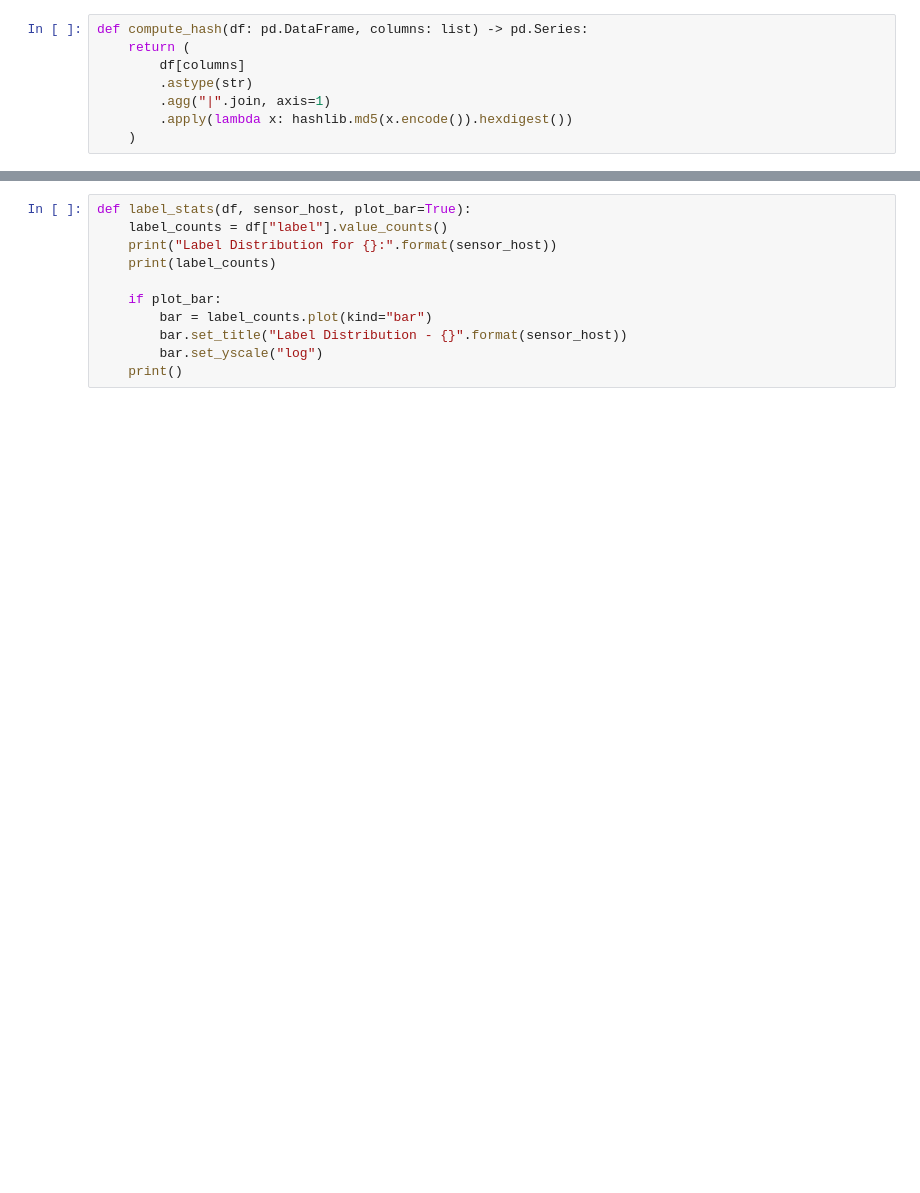
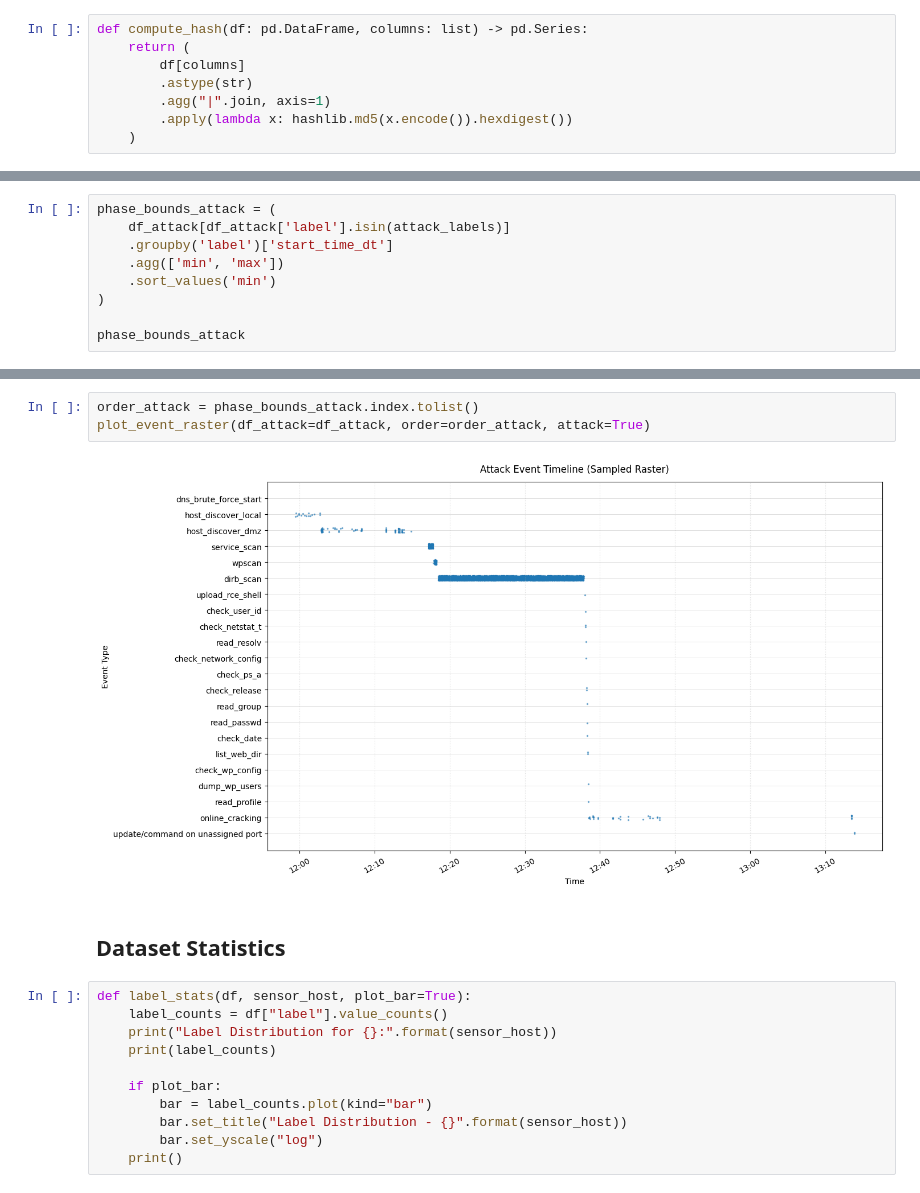
Before and after one commit to sofiaburkow/DeepChronos, a Jupyter notebook: notebooks/ait_analysis.ipynb, the cells around one changed output, grey strips where cells are left out. Saved outputs shown, nothing was run; the diff lists cells and outputs as text; blank space fills up the shorter version.

```diff
--- a/notebooks/ait_analysis.ipynb
+++ b/notebooks/ait_analysis.ipynb
@@ -319,0 +357,9 @@ plot_event_raster(df_attack, order_attack, True)
+# %%
+phase_bounds_attack = (
+    df_attack[df_attack['label'].isin(attack_labels)]
+    .groupby('label')['start_time_dt']
+    .agg(['min', 'max'])
+    .sort_values('min')
+)
+
+phase_bounds_attack
@@ -320,3 +385,10 @@ plot_event_raster(df_attack, order_attack, True)
+# %%
+order_attack = phase_bounds_attack.index.tolist()
+plot_event_raster(df_attack=df_attack, order=order_attack, attack=True)
+# %% [output]
+[figure, added]
+# %% [markdown]
+## Dataset Statistics
 # %%
 def label_stats(df, sensor_host, plot_bar=True):
     label_counts = df["label"].value_counts()
```
Also changed, not shown: parts of 73 cells of this notebook.
